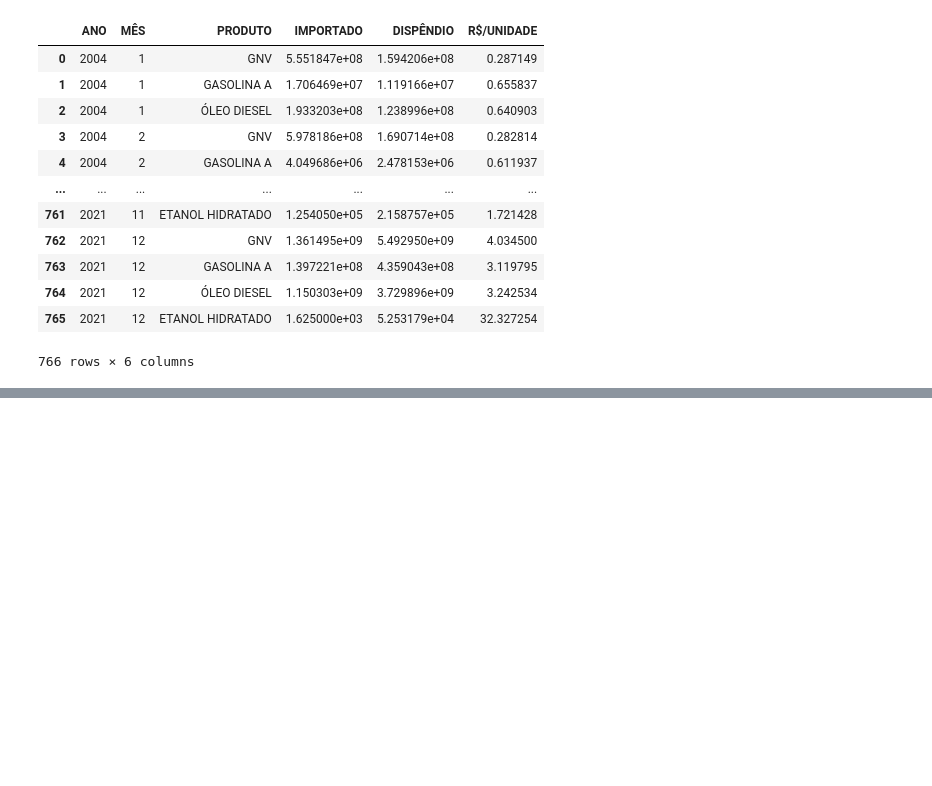
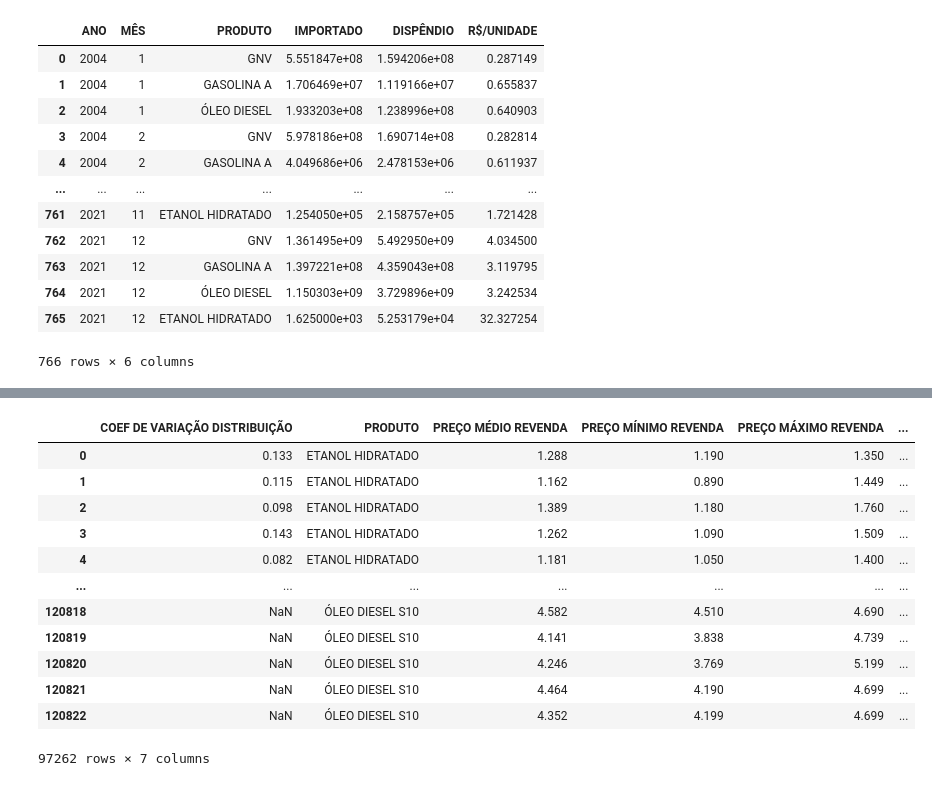
Before and after one commit to cesar214567/ProjetoAnaliticoDeDados, a Jupyter notebook: testing.ipynb, the cells around one changed output, grey strips where cells are left out. Drawn from its saved outputs; the diff is of its cells as text; code cells hidden in the pictures; blank space fills up the shorter version.

```diff
--- a/testing.ipynb
+++ b/testing.ipynb
@@ -219,0 +220,37 @@ array(['ETANOL HIDRATADO', 'GASOLINA COMUM', 'GNV', 'ÓLEO DIESEL',
+# %%
+from data_generator import generate_year_month_map,map_year_month, hash
+
+#function to delete columns
+def delete_column_from_dataframe(dataframe, column):
+    del dataframe[column]
+    return dataframe
+
+# function to get the date pk
+def transform_dates(dataframe):
+    ano_mes = zip(dataframe['ANO'],dataframe['MÊS'])
+    new_column = list(map(map_year_month,ano_mes))
+    dataframe = dataframe.assign(datapk=new_column)
+    dataframe = delete_column_from_dataframe(dataframe,'ANO')
+    dataframe = delete_column_from_dataframe(dataframe,'MÊS')
+    return dataframe
+
+generate_year_month_map()
+# %%
+#we get the datapk for the prices table
+
+precos_df = transform_dates(precos_df)
+precos_df
+# %% [output]
+|  | COEF DE VARIAÇÃO DISTRIBUIÇÃO | PRODUTO | PREÇO MÉDIO REVENDA | PREÇO MÍNIMO REVENDA | PREÇO MÁXIMO REVENDA | ... |
+| 0 | 0.133 | ETANOL HIDRATADO | 1.288 | 1.190 | 1.350 | ... |
+| 1 | 0.115 | ETANOL HIDRATADO | 1.162 | 0.890 | 1.449 | ... |
+| 2 | 0.098 | ETANOL HIDRATADO | 1.389 | 1.180 | 1.760 | ... |
+| 3 | 0.143 | ETANOL HIDRATADO | 1.262 | 1.090 | 1.509 | ... |
+| 4 | 0.082 | ETANOL HIDRATADO | 1.181 | 1.050 | 1.400 | ... |
+| ... | ... | ... | ... | ... | ... | ... |
+| 120818 | NaN | ÓLEO DIESEL S10 | 4.582 | 4.510 | 4.690 | ... |
+| 120819 | NaN | ÓLEO DIESEL S10 | 4.141 | 3.838 | 4.739 | ... |
+| 120820 | NaN | ÓLEO DIESEL S10 | 4.246 | 3.769 | 5.199 | ... |
+| 120821 | NaN | ÓLEO DIESEL S10 | 4.464 | 4.190 | 4.699 | ... |
+| 120822 | NaN | ÓLEO DIESEL S10 | 4.352 | 4.199 | 4.699 | ... |
+97262 rows × 7 columns
```
Also changed, not shown: parts of 7 cells of this notebook, 6 other files.
